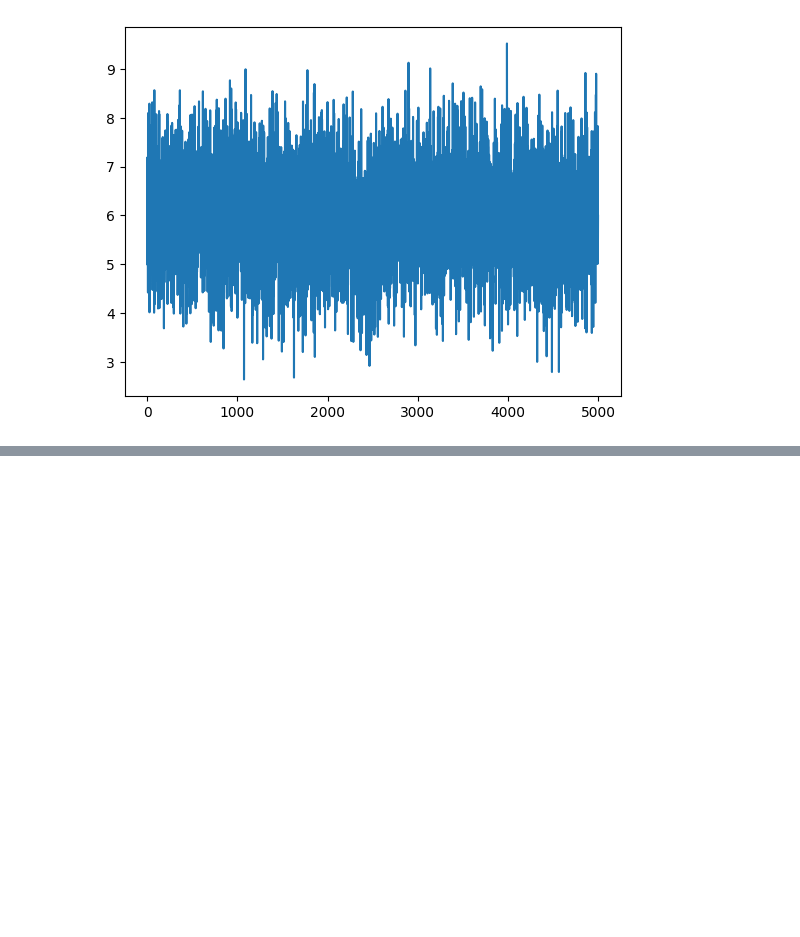
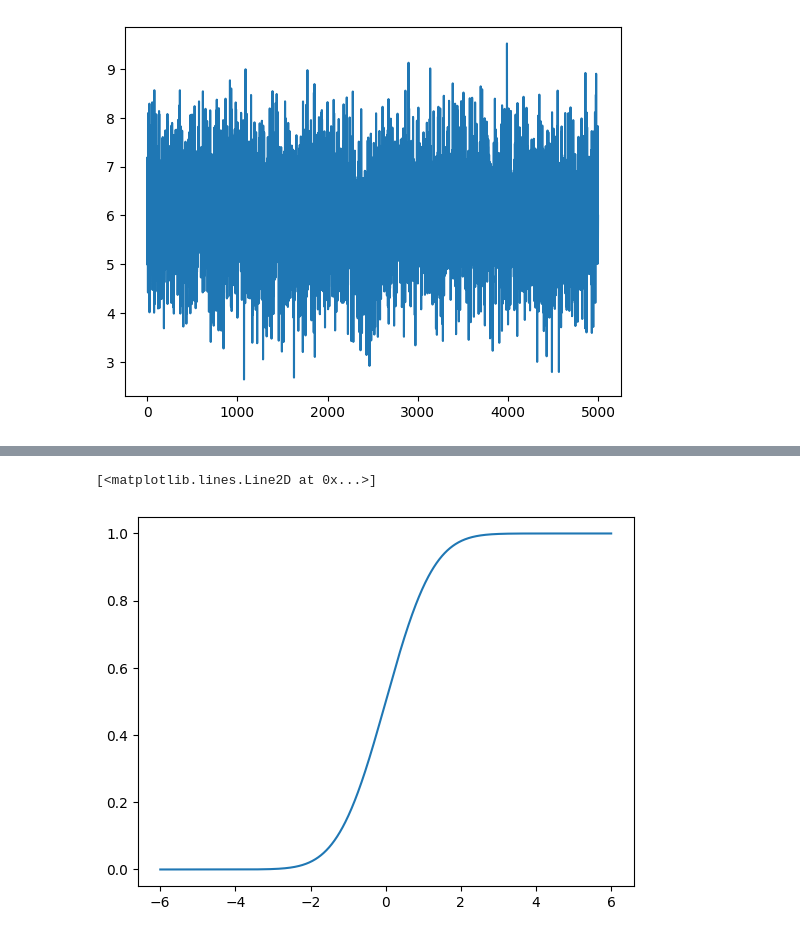
Before and after one commit to yeesem/Python, a Jupyter notebook: Pandas_Deep_Learning_Prerequisites.ipynb, the cells around one changed output, grey strips where cells are left out. Saved outputs shown, nothing was run; the diff lists cells and outputs as text; code cells hidden in the pictures; blank space fills up the shorter version.

```diff
--- a/Pandas_Deep_Learning_Prerequisites.ipynb
+++ b/Pandas_Deep_Learning_Prerequisites.ipynb
@@ -242,0 +261,5 @@ df['Avg. Area House Age'].plot()
+# %%
+plt.plot(x,Fx)
+# %% [output]
+[<matplotlib.lines.Line2D at 0x...>]
+[figure, added]
```
Also changed, not shown: parts of 20 cells of this notebook.
